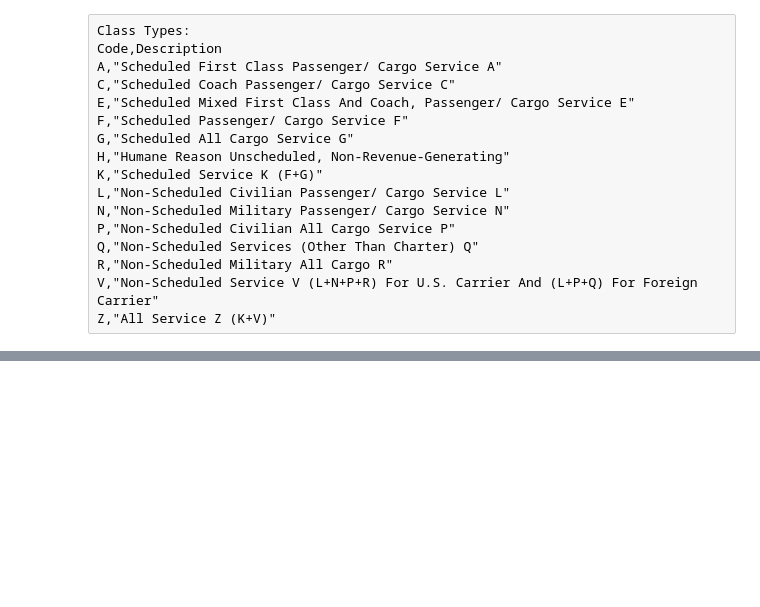
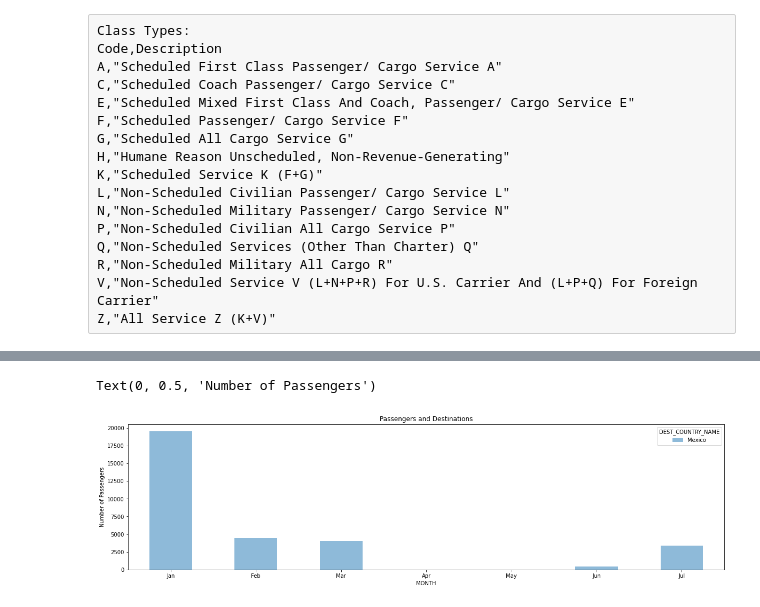
Before and after one commit to eukestad/team_awesomesauce, a Jupyter notebook: Erin/FlightData.ipynb, the cells around one changed output, grey strips where cells are left out. Cells and saved outputs as stored; diff of their text form; code cells hidden in the pictures; blank space fills up the shorter version.

```diff
--- a/Erin/FlightData.ipynb
+++ b/Erin/FlightData.ipynb
@@ -84,0 +126,20 @@ passdata
+# %%
+othercountries20 = saorigin.loc[(saorigin['YEAR']==2020) & (saorigin['MONTH']<8) & (saorigin['DEST_COUNTRY_NAME']!='United States') & (saorigin['PASSENGERS']>0) ,:]
+othercountries20
+othercountries20grp = othercountries20.groupby(['MONTH','DEST_COUNTRY_NAME'], as_index=False).agg({'PASSENGERS':'sum'})
+othercountries20grp
+
+# no data for other countries in April and May -- fill with 0
+adddata = pd.DataFrame({'MONTH':[4,5],
+                           'DEST_COUNTRY_NAME':['Mexico','Mexico'],
+                           'PASSENGERS':[0,0]})
+other20 = othercountries20grp.append(adddata, ignore_index=True)
+sorted20 = other20.sort_values('MONTH').reset_index(drop=True)
+
+pivot20 = sorted20.pivot(index='MONTH', columns='DEST_COUNTRY_NAME', values='PASSENGERS').fillna(0)
+pivot20bar = pivot20.plot.bar(figsize=(20,5), alpha=0.5, align="center", title="Passengers and Destinations")
+pivot20bar.set_xticklabels(barlabels, rotation=0)
+plt.ylabel("Number of Passengers")
+# %% [output]
+Text(0, 0.5, 'Number of Passengers')
+[figure, added]
```
Also changed, not shown: parts of 19 cells of this notebook.
